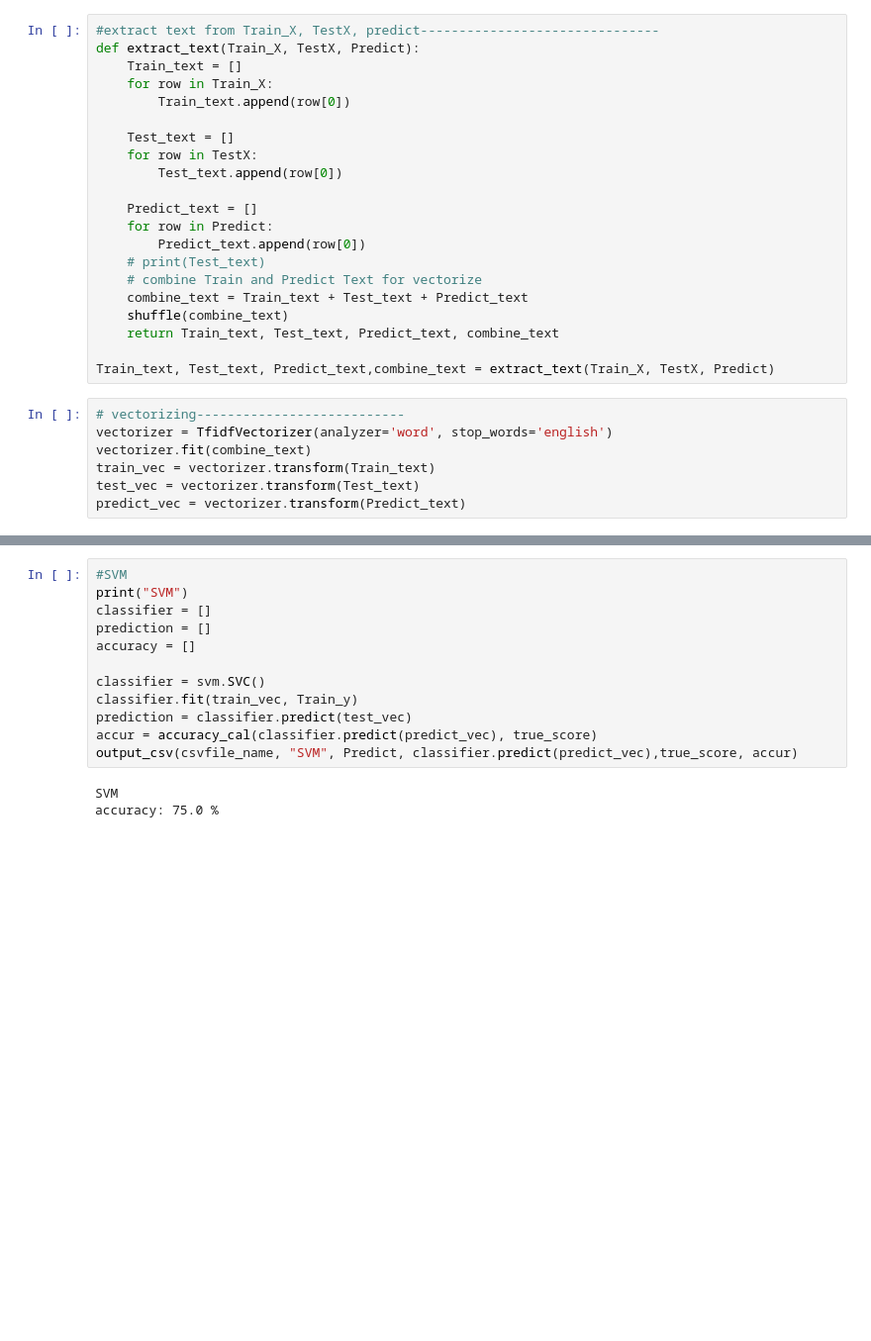
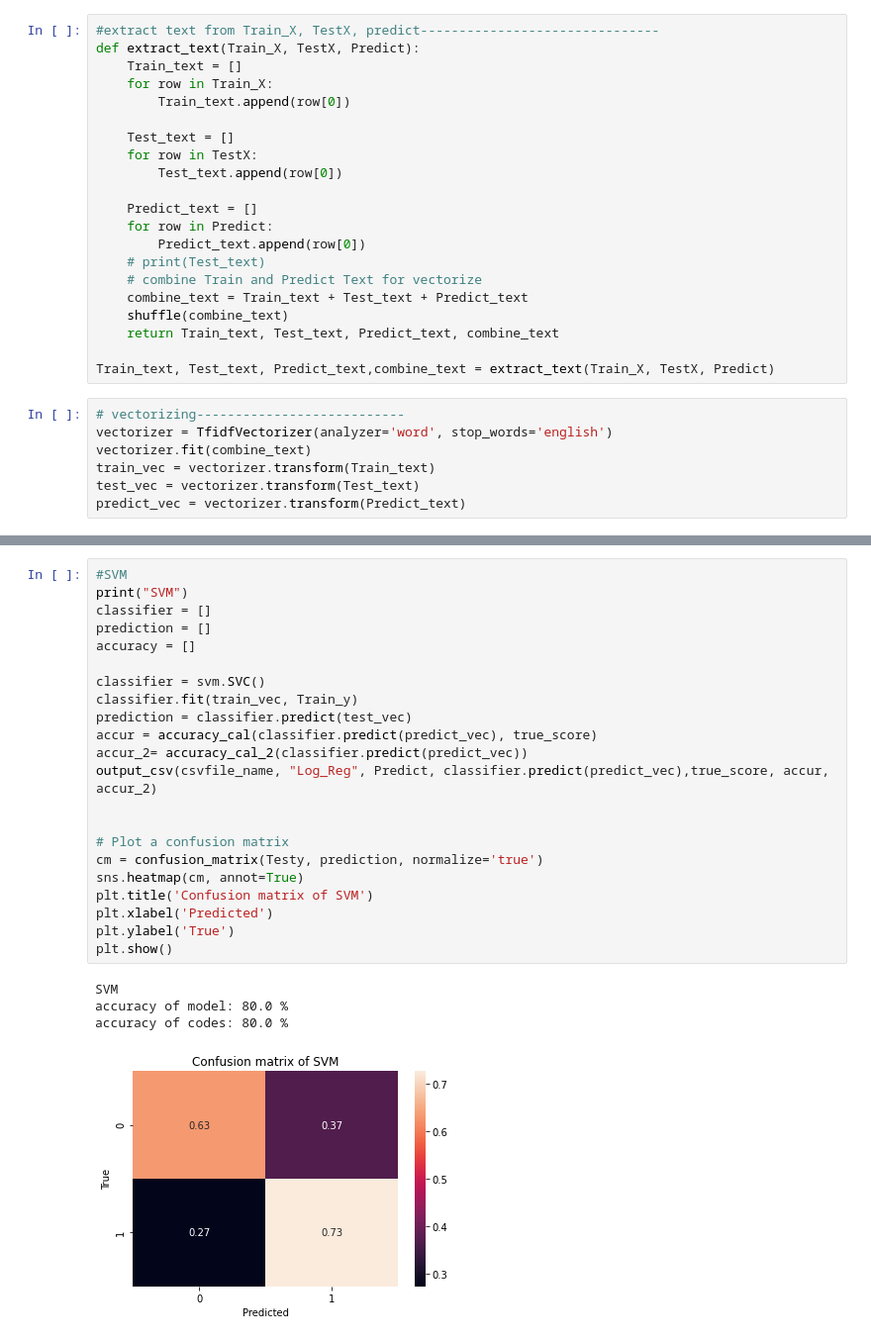
Before and after one commit to HongXin123456/EC601, a Jupyter notebook: Project_1/code/Predicetion.ipynb, the cells around one changed output, grey strips where cells are left out. Shown at 99% size. Drawn from its saved outputs; the diff is of its cells as text; blank space fills up the shorter version.

```diff
--- a/Project_1/code/Predicetion.ipynb
+++ b/Project_1/code/Predicetion.ipynb
@@ -176,18 +223,30 @@ accuracy: 37.5 %
 # %%
 #SVM
 print("SVM")
 classifier = []
 prediction = []
 accuracy = []
 
 classifier = svm.SVC()
 classifier.fit(train_vec, Train_y)
 prediction = classifier.predict(test_vec)
 accur = accuracy_cal(classifier.predict(predict_vec), true_score)
-output_csv(csvfile_name, "SVM", Predict, classifier.predict(predict_vec),true_score, accur)
+accur_2= accuracy_cal_2(classifier.predict(predict_vec))
+output_csv(csvfile_name, "Log_Reg", Predict, classifier.predict(predict_vec),true_score, accur, accur_2)
+
+
+# Plot a confusion matrix
+cm = confusion_matrix(Testy, prediction, normalize='true')
+sns.heatmap(cm, annot=True)
+plt.title('Confusion matrix of SVM')
+plt.xlabel('Predicted')
+plt.ylabel('True')
+plt.show()
 # %% [output]
 SVM
-accuracy: 75.0 %
+accuracy of model: 80.0 %
+accuracy of codes: 80.0 %
+[figure, added]
 # %%
 #Decison Tree
 print("Decison Tree")
```
Also changed, not shown: parts of 8 cells of this notebook, 11 other files.
